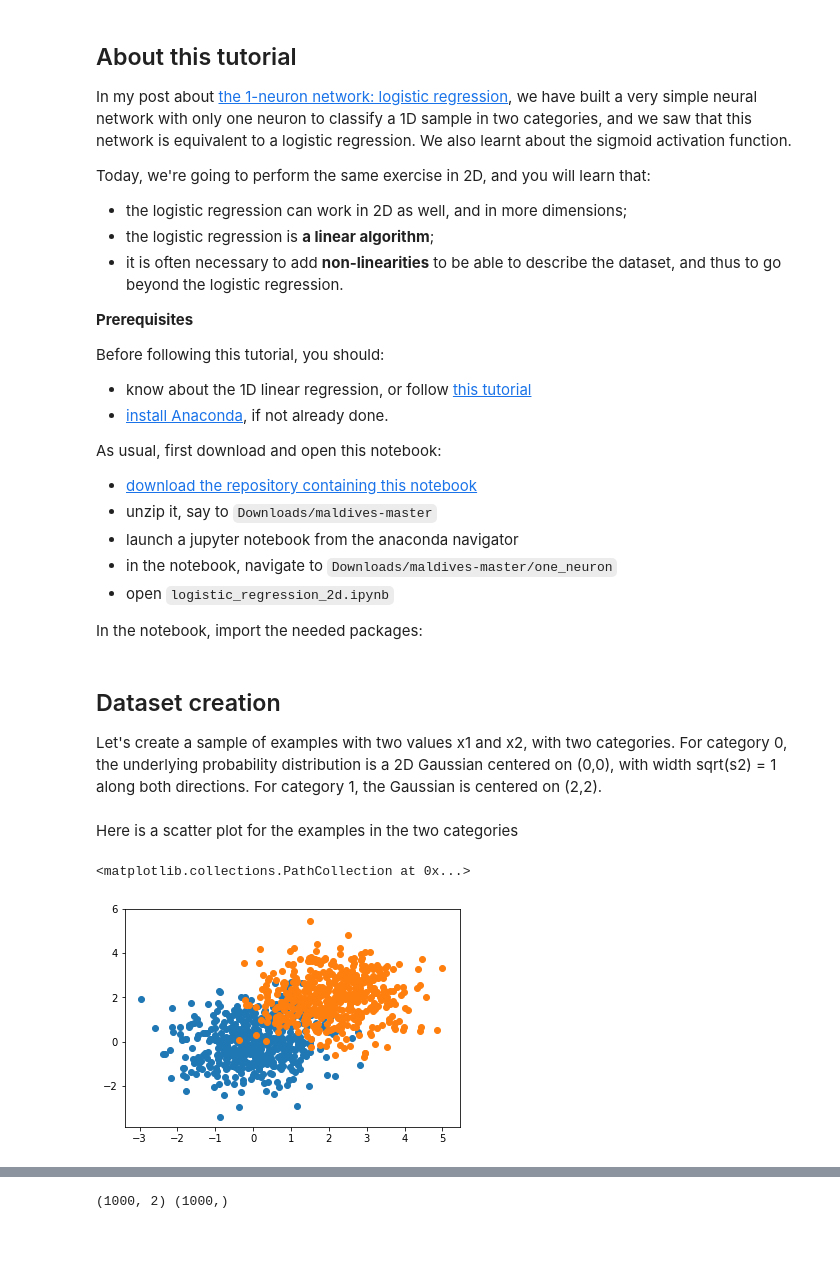
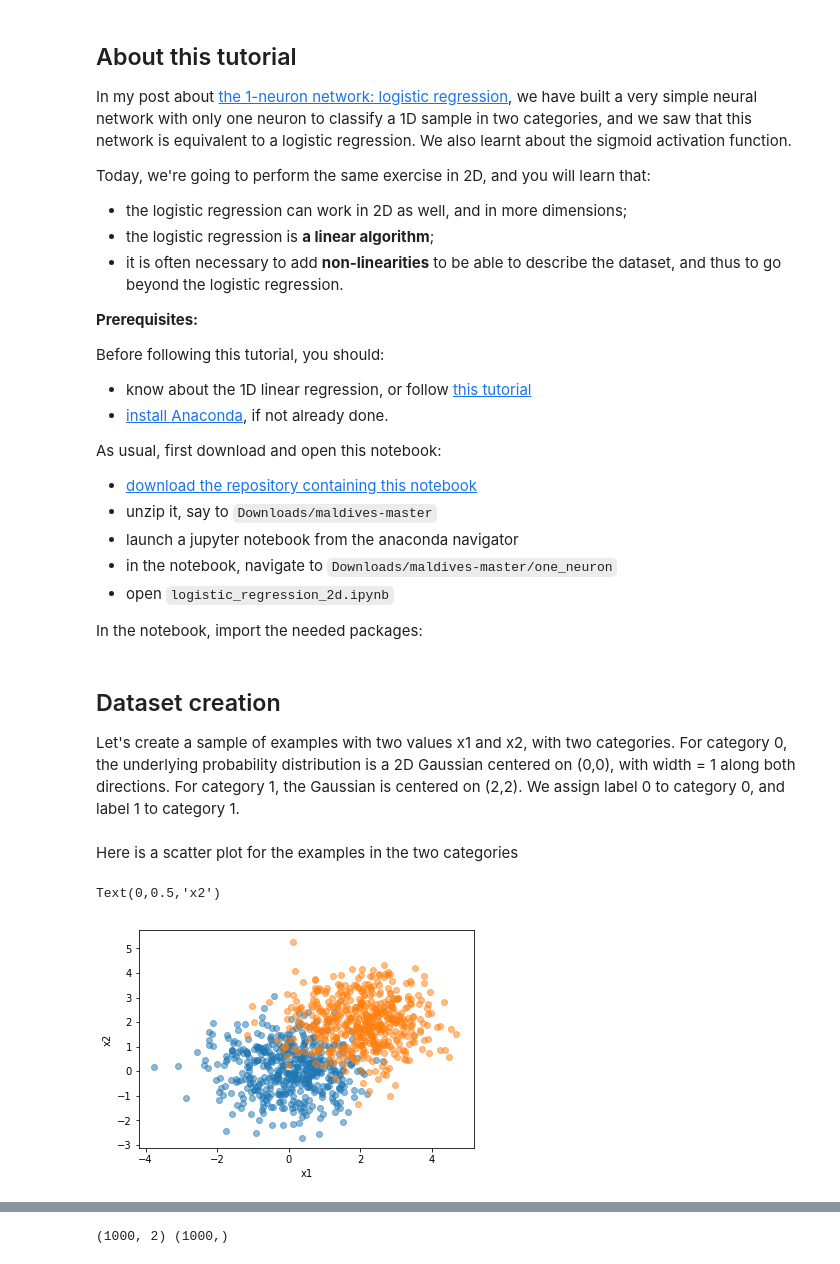
Before and after one commit to cbernet/maldives, a Jupyter notebook: one_neuron/logistic_regression_2d.ipynb, the cells around one changed output, grey strips where cells are left out. Saved outputs shown, nothing was run; the diff lists cells and outputs as text; code cells hidden in the pictures.

```diff
--- a/one_neuron/logistic_regression_2d.ipynb
+++ b/one_neuron/logistic_regression_2d.ipynb
@@ -9,7 +9,7 @@ Today, we're going to perform the same exercise in 2D, and you will learn that:
 * the logistic regression is **a linear algorithm**;
 * it is often necessary to add **non-linearities** to be able to describe the dataset, and thus to go beyond the logistic regression.
 
-**Prerequisites**
+**Prerequisites:**
 
 Before following this tutorial, you should:
 
@@ -38,6 +38,6 @@ nexamples = 500
 ## Dataset creation
 
 Let's create a sample of examples with two values x1 and x2, with two categories.
-For category 0, the underlying probability distribution is a 2D Gaussian centered on (0,0), with width sqrt(s2) = 1 along both directions. For category 1, the Gaussian is centered on (2,2).
+For category 0, the underlying probability distribution is a 2D Gaussian centered on (0,0), with width = 1 along both directions. For category 1, the Gaussian is centered on (2,2). We assign label 0 to category 0, and label 1 to category 1.
 # %%
 normal = np.random.multivariate_normal
@@ -50,9 +54,11 @@ sgy1 = np.ones((nexamples,))
 # %% [markdown]
 Here is a scatter plot for the examples in the two categories
 # %%
-plt.scatter(sgx0[:,0], sgx0[:,1])
-plt.scatter(sgx1[:,0], sgx1[:,1])
+plt.scatter(sgx0[:,0], sgx0[:,1], alpha=0.5)
+plt.scatter(sgx1[:,0], sgx1[:,1], alpha=0.5)
+plt.xlabel('x1')
+plt.ylabel('x2')
 # %% [output]
-<matplotlib.collections.PathCollection at 0x...>
+Text(0,0.5,'x2')
-[figure, old version]
+[figure, new version]
 # %% [markdown]
```
Also changed, not shown: parts of 41 cells of this notebook, 1 other file.
